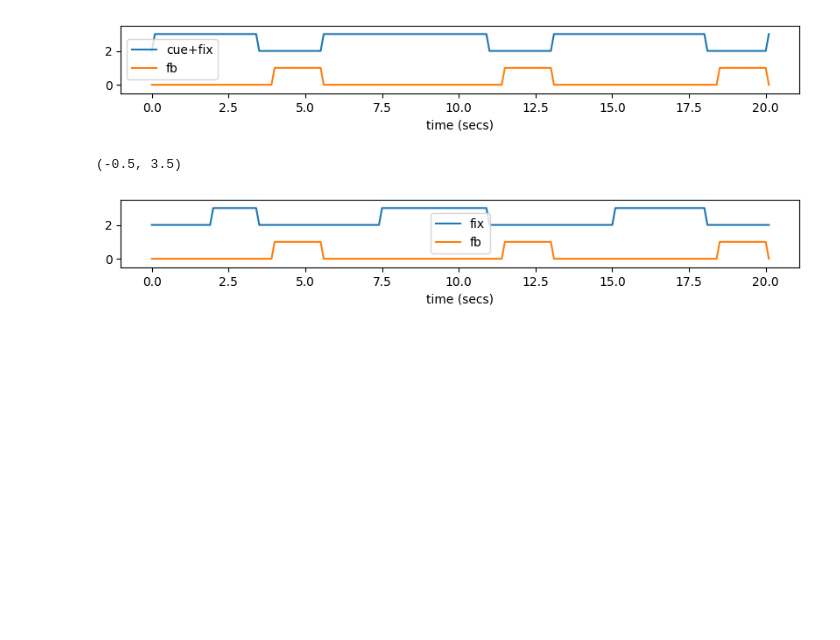
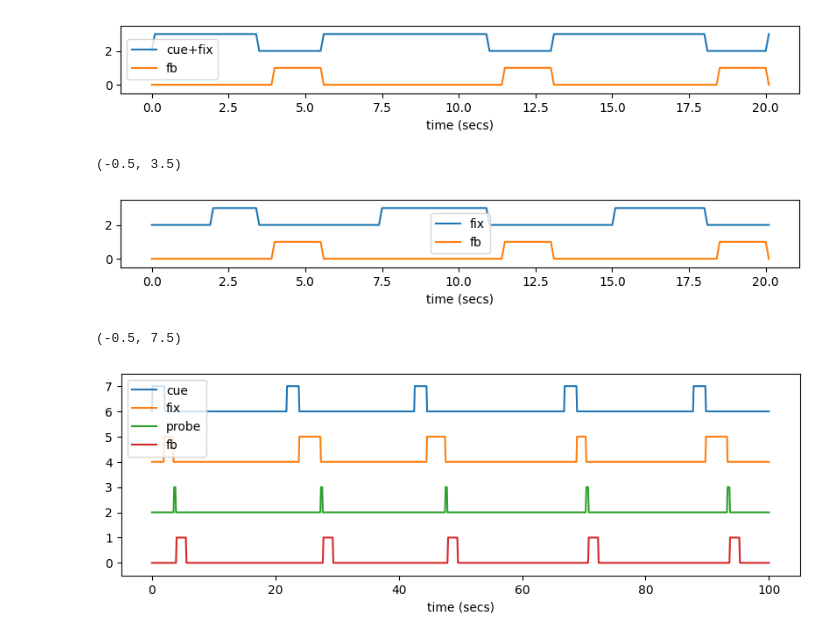
Before and after one commit to poldrack/MID_simulations, a Jupyter notebook: abcd_model_figure.ipynb, the cells around one changed output. Drawn from its saved outputs; the diff is of its cells as text; code cells hidden in the pictures; blank space fills up the shorter version.

Commit message:
fix figures

```diff
--- a/abcd_model_figure.ipynb
+++ b/abcd_model_figure.ipynb
@@ -146,3 +146,34 @@ plt.ylim(-.5, 3.5)
 # %% [output]
 (-0.5, 3.5)
 [figure]
+# %%
+def insert_jitter(events, miun_iti=4, max_iti=12):
+    jitter = np.round(np.random.uniform(miun_iti, max_iti, events.shape[0]), 2)
+    jitter[0] = 0
+    cumulative_jitter = np.cumsum(jitter)
+    events['jitter'] = jitter
+    events['cumulative_jitter'] = cumulative_jitter
+    onset_cols = [col for col in events.columns if 'Onset' in col]
+    for col in onset_cols:
+        events[col] += cumulative_jitter
+    return events
+
+events_jittered = insert_jitter(events_df)
+sf_jittered, _ = get_trial_regressors(events_jittered, resolution)
+
+cutoff = 100
+figsize = (10, 3.)
+sf_plot = sf_jittered.copy()
+sf_plot.set_index('time', inplace=True)
+
+sf_plot['cue'] = sf_plot['cue'] + 6
+sf_plot['fix'] = sf_plot['fix'] + 4
+sf_plot['probe'] = sf_plot['probe'] + 2
+plt.figure(figsize=figsize)
+plt.plot(sf_plot[:cutoff])
+plt.legend(sf_plot.columns)
+plt.xlabel('time (secs)')
+plt.ylim(-0.5, 7.5)
+# %% [output]
+(-0.5, 7.5)
+[figure, added]
```
Also changed, not shown: parts of 2 cells of this notebook.
